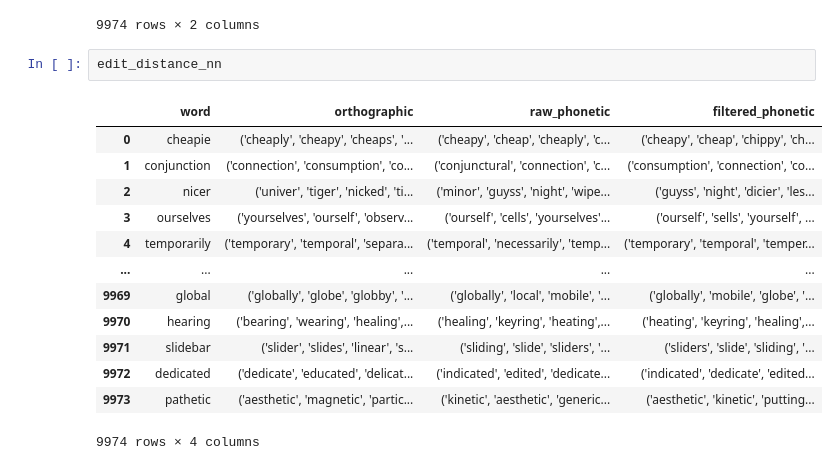
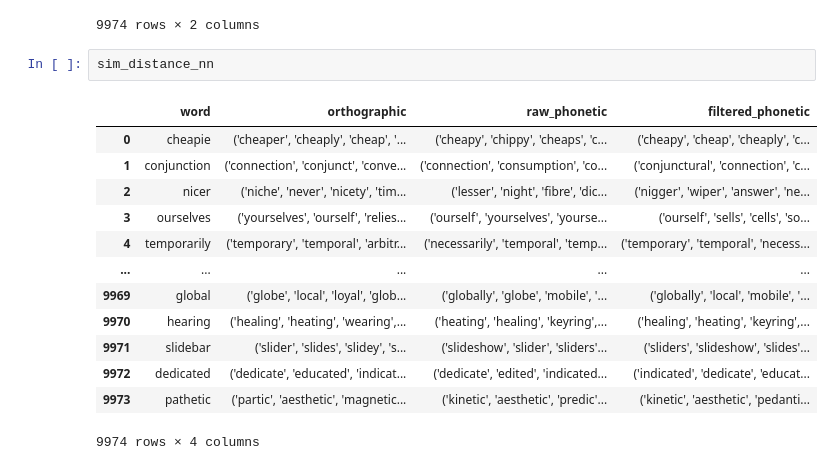
Before and after one commit to jayeshmahapatra/acoustic_word_embeddings, a Jupyter notebook: Embedding Evaluations.ipynb, the cells around one changed output. Drawn from its saved outputs; the diff is of its cells as text.

```diff
--- a/Embedding Evaluations.ipynb
+++ b/Embedding Evaluations.ipynb
@@ -289,19 +389,19 @@ em_cosine_nn
 | 9972 | refresh | wordperfect,imagination,demonstra... |
 | 9973 | thataway | plotters,other,hardish,outline,pa... |
 9974 rows × 2 columns
-# %%
-edit_distance_nn
-# %% [output]
-|  | word | orthographic | raw_phonetic | filtered_phonetic |
-| 0 | cheapie | ('cheaply', 'cheapy', 'cheaps', '... | ('cheapy', 'cheap', 'cheaply', 'c... | ('cheapy', 'cheap', 'chippy', 'ch... |
-| 1 | conjunction | ('connection', 'consumption', 'co... | ('conjunctural', 'connection', 'c... | ('consumption', 'connection', 'co... |
-| 2 | nicer | ('univer', 'tiger', 'nicked', 'ti... | ('minor', 'guyss', 'night', 'wipe... | ('guyss', 'night', 'dicier', 'les... |
-| 3 | ourselves | ('yourselves', 'ourself', 'observ... | ('ourself', 'cells', 'yourselves'... | ('ourself', 'sells', 'yourself', ... |
-| 4 | temporarily | ('temporary', 'temporal', 'separa... | ('temporal', 'necessarily', 'temp... | ('temporary', 'temporal', 'temper... |
-| ... | ... | ... | ... | ... |
-| 9969 | global | ('globally', 'globe', 'globby', '... | ('globally', 'local', 'mobile', '... | ('globally', 'mobile', 'globe', '... |
-| 9970 | hearing | ('bearing', 'wearing', 'healing',... | ('healing', 'keyring', 'heating',... | ('heating', 'keyring', 'healing',... |
-| 9971 | slidebar | ('slider', 'slides', 'linear', 's... | ('sliding', 'slide', 'sliders', '... | ('sliders', 'slide', 'sliding', '... |
-| 9972 | dedicated | ('dedicate', 'educated', 'delicat... | ('indicated', 'edited', 'dedicate... | ('indicated', 'dedicate', 'edited... |
-| 9973 | pathetic | ('aesthetic', 'magnetic', 'partic... | ('kinetic', 'aesthetic', 'generic... | ('aesthetic', 'kinetic', 'putting... |
-9974 rows × 4 columns
+# %%
+sim_distance_nn
+# %% [output]
+|  | word | orthographic | raw_phonetic | filtered_phonetic |
+| 0 | cheapie | ('cheaper', 'cheaply', 'cheap', '... | ('cheapy', 'chippy', 'cheaps', 'c... | ('cheapy', 'cheap', 'cheaply', 'c... |
+| 1 | conjunction | ('connection', 'conjunct', 'conve... | ('connection', 'consumption', 'co... | ('conjunctural', 'connection', 'c... |
+| 2 | nicer | ('niche', 'never', 'nicety', 'tim... | ('lesser', 'night', 'fibre', 'dic... | ('nigger', 'wiper', 'answer', 'ne... |
+| 3 | ourselves | ('yourselves', 'ourself', 'relies... | ('ourself', 'yourselves', 'yourse... | ('ourself', 'sells', 'cells', 'so... |
+| 4 | temporarily | ('temporary', 'temporal', 'arbitr... | ('necessarily', 'temporal', 'temp... | ('temporary', 'temporal', 'necess... |
+| ... | ... | ... | ... | ... |
+| 9969 | global | ('globe', 'local', 'loyal', 'glob... | ('globally', 'globe', 'mobile', '... | ('globally', 'local', 'mobile', '... |
+| 9970 | hearing | ('healing', 'heating', 'wearing',... | ('heating', 'healing', 'keyring',... | ('healing', 'heating', 'keyring',... |
+| 9971 | slidebar | ('slider', 'slides', 'slidey', 's... | ('slideshow', 'slider', 'sliders'... | ('sliders', 'slideshow', 'slides'... |
+| 9972 | dedicated | ('dedicate', 'educated', 'indicat... | ('dedicate', 'edited', 'indicated... | ('indicated', 'dedicate', 'educat... |
+| 9973 | pathetic | ('partic', 'aesthetic', 'magnetic... | ('kinetic', 'aesthetic', 'predic'... | ('kinetic', 'aesthetic', 'pedanti... |
+9974 rows × 4 columns
```
Also changed, not shown: parts of 31 cells of this notebook, 6 other files.
